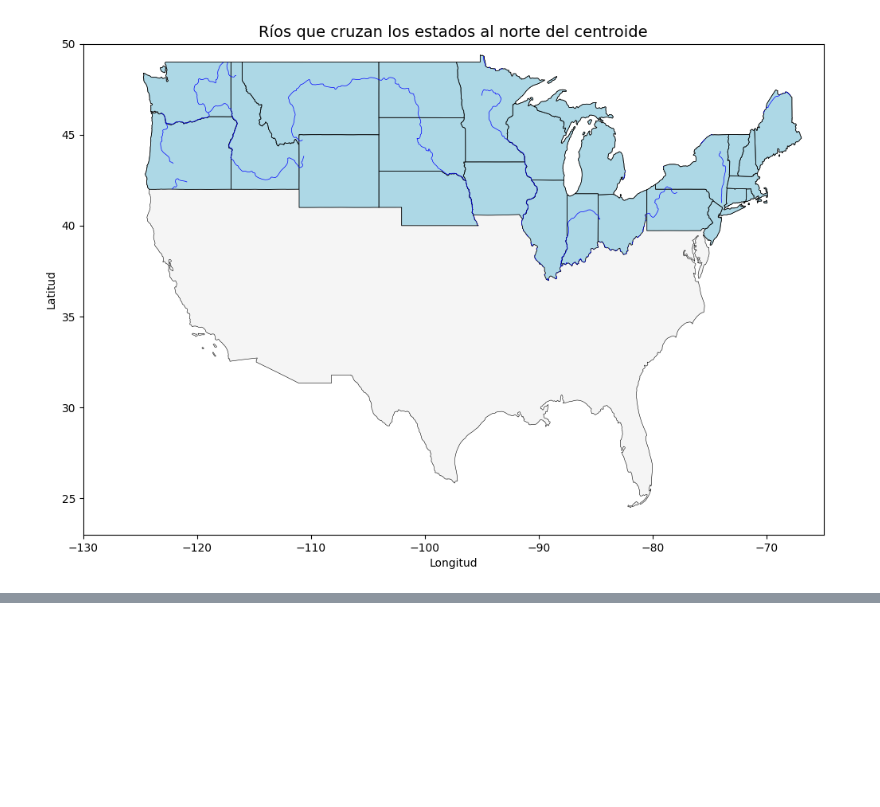
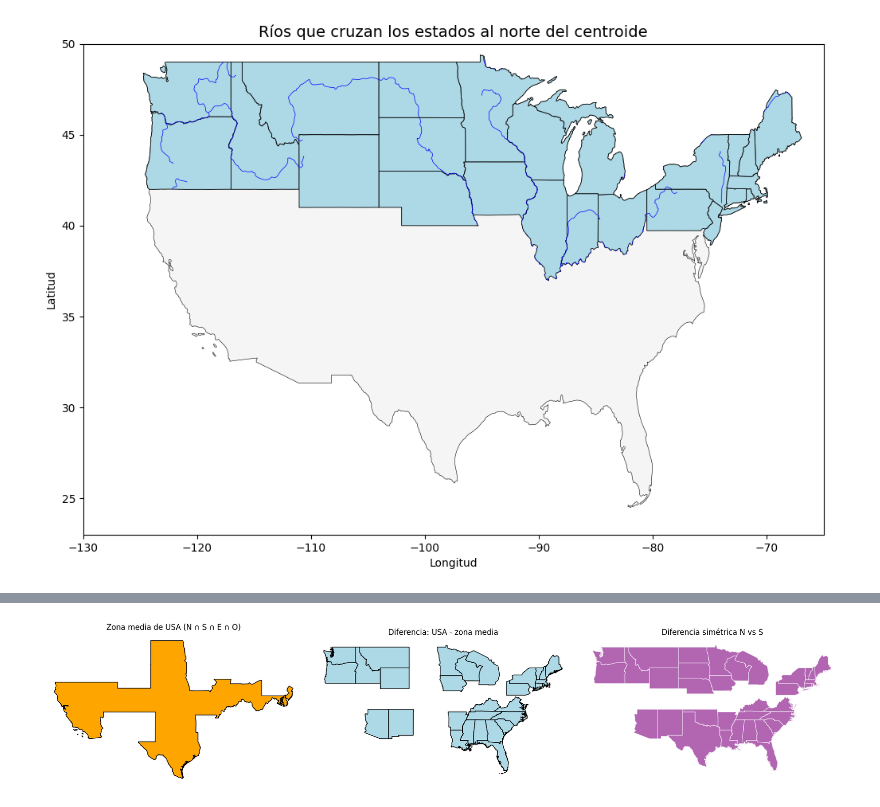
Before and after one commit to Derick047/PC5, a Jupyter notebook: PC5_IAE.ipynb, the cells around one changed output, grey strips where cells are left out. Cells and saved outputs as stored; diff of their text form; code cells hidden in the pictures; blank space fills up the shorter version.

```diff
--- a/PC5_IAE.ipynb
+++ b/PC5_IAE.ipynb
@@ -256,0 +389,36 @@ plt.show()
+# %%
+# INTERSECTION: zona común entre N-S y E-O
+statesNS = statesN.overlay(statesS, how='intersection', keep_geom_type=True)
+statesWE = statesW.overlay(statesE, how='intersection', keep_geom_type=True)
+
+# UNION de ambas intersecciones
+mid_union = statesNS.overlay(statesWE, how='union', keep_geom_type=True).dissolve()
+mid_union['zone'] = 'middle'
+# %%
+# DIFFERENCE: lo que está en USA pero no en la zona central
+diff = states.overlay(mid_union, how='difference', keep_geom_type=True)
+
+# SYMMETRIC DIFFERENCE: lo que está fuera de la intersección de N-S y E-O
+sym_diff = statesN.overlay(statesS, how='symmetric_difference', keep_geom_type=True)
+
+# GRAFICAR RESULTADOS
+fig, axs = plt.subplots(1, 3, figsize=(18, 5))
+# Zona media (intersección)
+mid_union.plot(ax=axs[0], facecolor='orange', edgecolor='black')
+axs[0].set_title("Zona media de USA (N ∩ S ∩ E ∩ O)")
+axs[0].axis('off')
+
+# Diferencia
+diff.plot(ax=axs[1], facecolor='lightblue', edgecolor='black')
+axs[1].set_title("Diferencia: USA - zona media")
+axs[1].axis('off')
+
+# Simétrica
+sym_diff.plot(ax=axs[2], facecolor='purple', edgecolor='white', alpha=0.6)
+axs[2].set_title("Diferencia simétrica N vs S")
+axs[2].axis('off')
+
+plt.tight_layout()
+plt.show()
+# %% [output]
+[figure, added]
```
Also changed, not shown: parts of 18 cells of this notebook, 1 other file.
